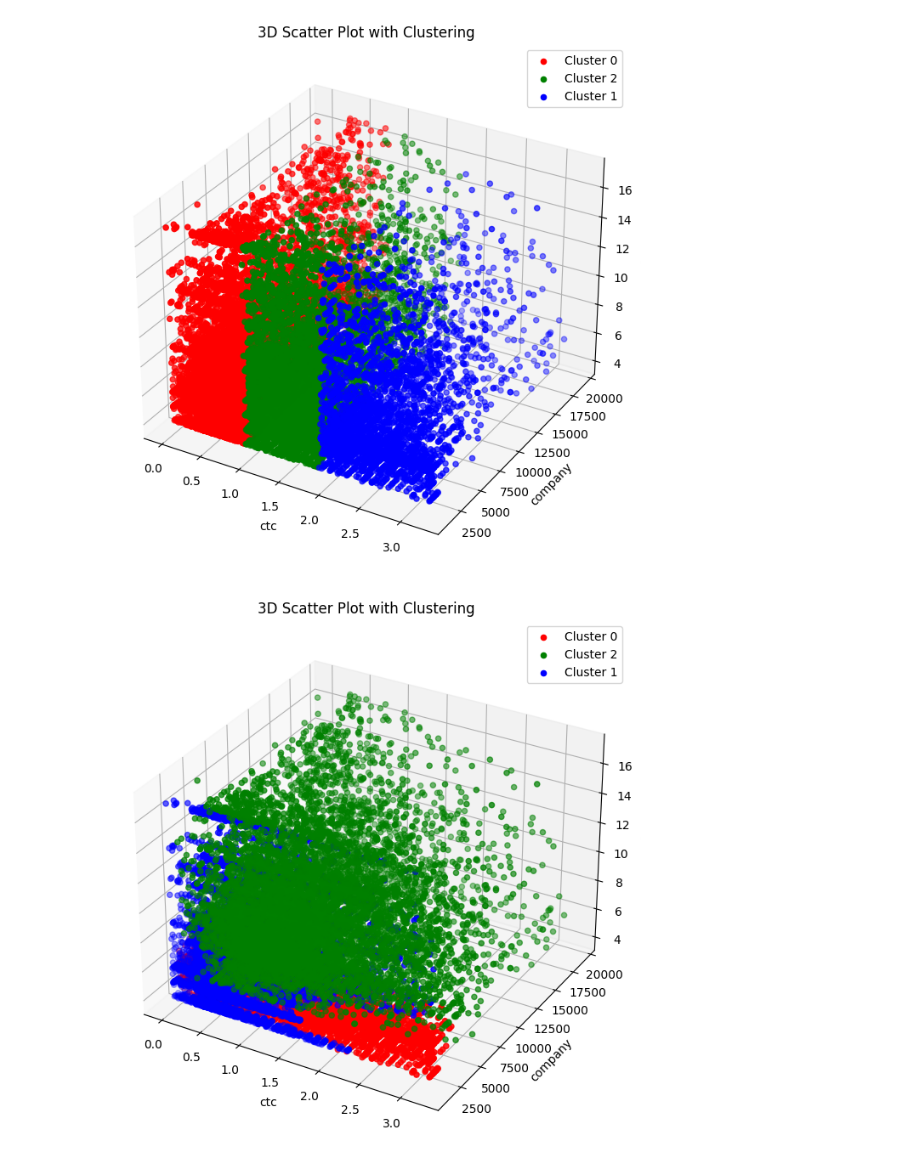
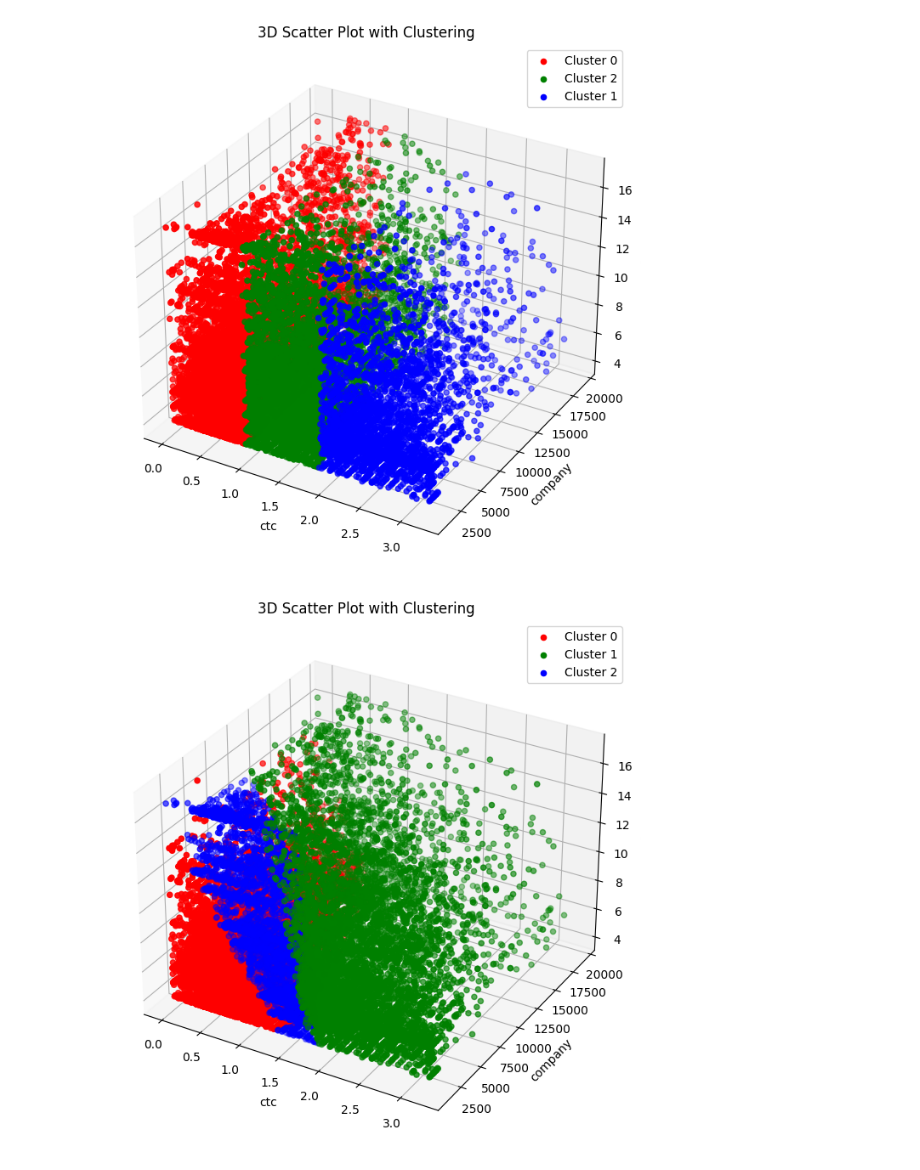
Before and after one commit to ashishkumarsaklani/AIML, a Jupyter notebook: Clustering.ipynb, the cells around one changed output. Saved outputs shown, nothing was run; the diff lists cells and outputs as text; code cells hidden in the pictures.

```diff
--- a/Clustering.ipynb
+++ b/Clustering.ipynb
@@ -524,32 +524,32 @@ import matplotlib.pyplot as plt
 from mpl_toolkits.mplot3d import Axes3D
 from sklearn.mixture import GaussianMixture
 
 # Assuming your dataframe is named 'df'
 
 # Define features for clustering
 features = ['ctc', 'company', 'position']
 
 # Perform clustering with GMM
 X = df[features]
-gmm = GaussianMixture(n_components=3, covariance_type= 'diag',random_state=42)  # You can adjust the number of components (clusters)
+gmm = GaussianMixture(n_components=3, covariance_type= 'tied',init_params = 'random',random_state=42)  # You can adjust the number of components (clusters)
 df['cluster'] = gmm.fit_predict(X)
 
 # Plot 3D scatter plot with clusters as hue
 fig = plt.figure(figsize=(10, 8))
 ax = fig.add_subplot(111, projection='3d')
 
 # Define colors for each cluster
 colors = ['r', 'g', 'b','y','c']
 
 for cluster, color in zip(df['cluster'].unique(), colors):
     cluster_df = df[df['cluster'] == cluster]
     ax.scatter(cluster_df[features[0]], cluster_df[features[1]], cluster_df[features[2]], c=color, label=f'Cluster {cluster}')
 
 ax.set_xlabel(features[0])
 ax.set_ylabel(features[1])
 ax.set_zlabel(features[2])
 ax.set_title('3D Scatter Plot with Clustering')
 ax.legend()
 plt.show()
 # %% [output]
-[figure, old version]
+[figure, new version]
```
Also changed, not shown: parts of 1 cell of this notebook.
